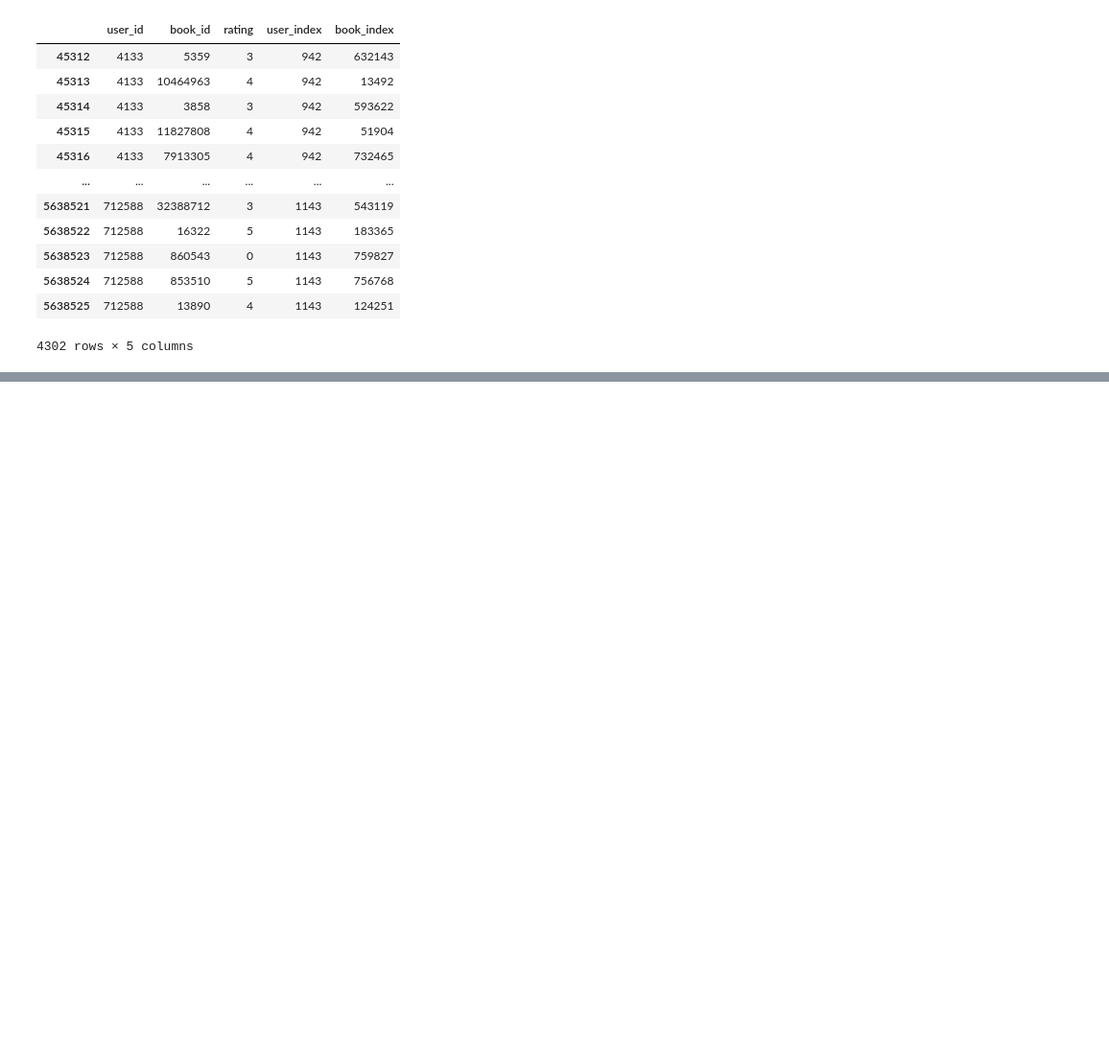
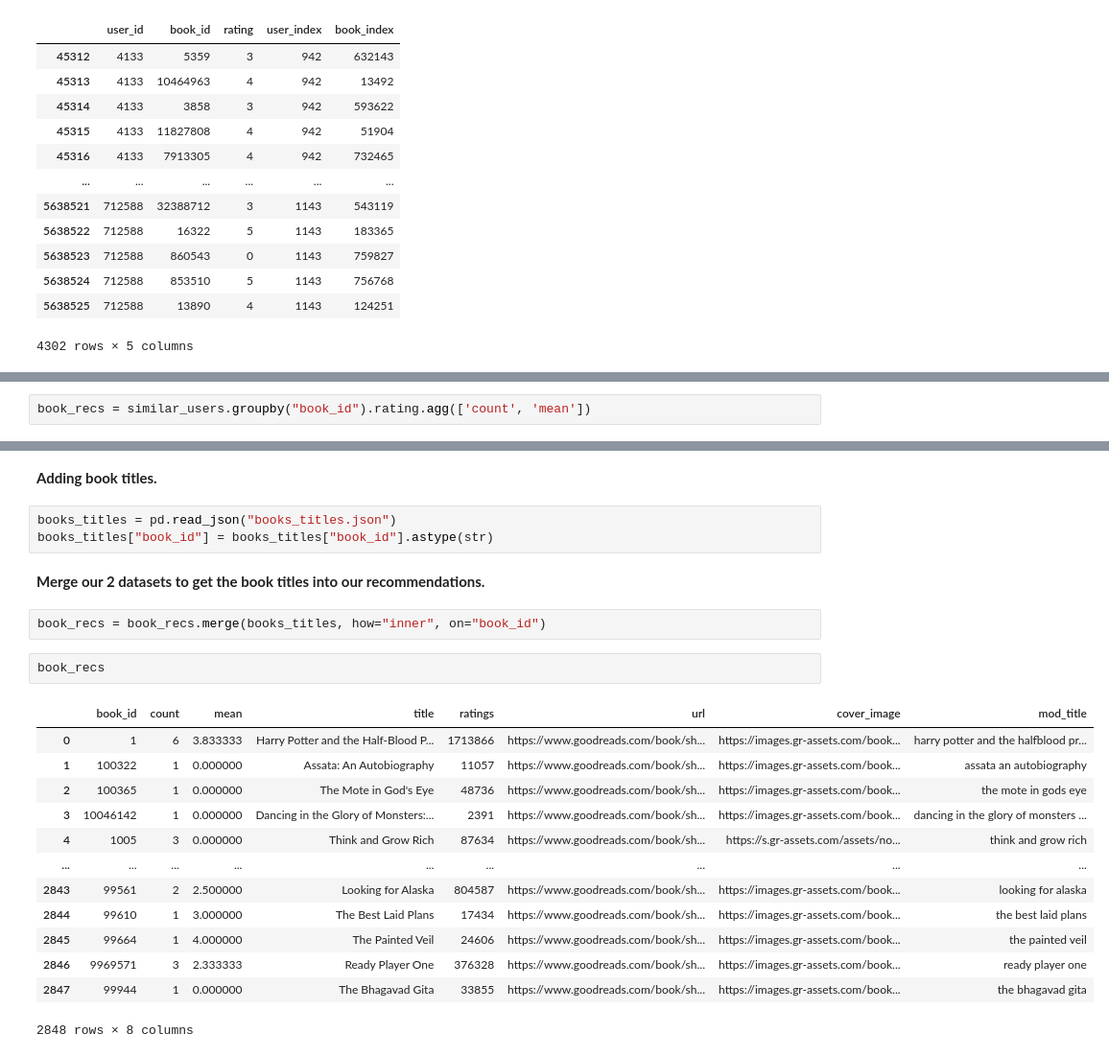
Before and after one commit to BritneyAgius/Book-Recommendation-System, a Jupyter notebook: Src/collaborative_filtering.ipynb, the cells around one changed output, grey strips where cells are left out. Shown at 96% size. Saved outputs shown, nothing was run; the diff lists cells and outputs as text; blank space fills up the shorter version.

Commit message:
6. Creating Book Recommendations

```diff
--- a/Src/collaborative_filtering.ipynb
+++ b/Src/collaborative_filtering.ipynb
@@ -230,0 +235,2 @@ similar_users
+# %%
+book_recs = similar_users.groupby("book_id").rating.agg(['count', 'mean'])
@@ -230,0 +254,25 @@ similar_users
+# %% [markdown]
+**Adding book titles.**
+# %%
+books_titles = pd.read_json("books_titles.json")
+books_titles["book_id"] = books_titles["book_id"].astype(str)
+# %% [markdown]
+**Merge our 2 datasets to get the book titles into our recommendations.**
+# %%
+book_recs = book_recs.merge(books_titles, how="inner", on="book_id")
+# %%
+book_recs
+# %% [output]
+|  | book_id | count | mean | title | ratings | url | cover_image | mod_title |
+| 0 | 1 | 6 | 3.833333 | Harry Potter and the Half-Blood P... | 1713866 | https://www.goodreads.com/book/sh... | https://images.gr-assets.com/book... | harry potter and the halfblood pr... |
+| 1 | 100322 | 1 | 0.000000 | Assata: An Autobiography | 11057 | https://www.goodreads.com/book/sh... | https://images.gr-assets.com/book... | assata an autobiography |
+| 2 | 100365 | 1 | 0.000000 | The Mote in God's Eye | 48736 | https://www.goodreads.com/book/sh... | https://images.gr-assets.com/book... | the mote in gods eye |
+| 3 | 10046142 | 1 | 0.000000 | Dancing in the Glory of Monsters:... | 2391 | https://www.goodreads.com/book/sh... | https://images.gr-assets.com/book... | dancing in the glory of monsters ... |
+| 4 | 1005 | 3 | 0.000000 | Think and Grow Rich | 87634 | https://www.goodreads.com/book/sh... | https://s.gr-assets.com/assets/no... | think and grow rich |
+| ... | ... | ... | ... | ... | ... | ... | ... | ... |
+| 2843 | 99561 | 2 | 2.500000 | Looking for Alaska | 804587 | https://www.goodreads.com/book/sh... | https://images.gr-assets.com/book... | looking for alaska |
+| 2844 | 99610 | 1 | 3.000000 | The Best Laid Plans | 17434 | https://www.goodreads.com/book/sh... | https://images.gr-assets.com/book... | the best laid plans |
+| 2845 | 99664 | 1 | 4.000000 | The Painted Veil | 24606 | https://www.goodreads.com/book/sh... | https://images.gr-assets.com/book... | the painted veil |
+| 2846 | 9969571 | 3 | 2.333333 | Ready Player One | 376328 | https://www.goodreads.com/book/sh... | https://images.gr-assets.com/book... | ready player one |
+| 2847 | 99944 | 1 | 0.000000 | The Bhagavad Gita | 33855 | https://www.goodreads.com/book/sh... | https://images.gr-assets.com/book... | the bhagavad gita |
+2848 rows × 8 columns
```
Also changed, not shown: parts of 3 cells of this notebook.
